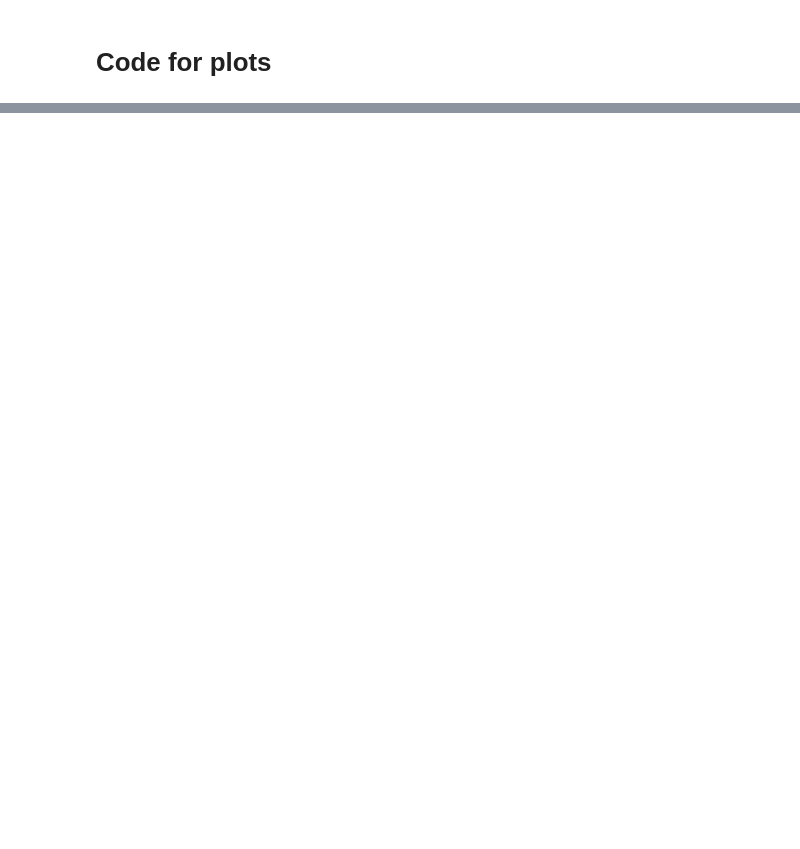
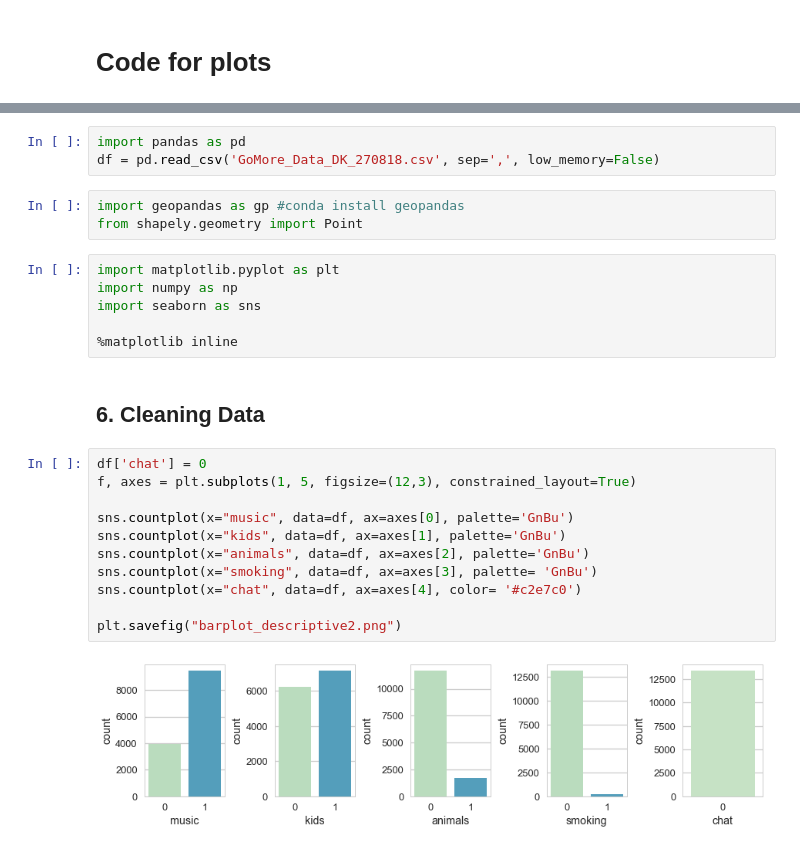
Before and after one commit to VictoriaHundevad/Social-Data-Science-Group-8, a Jupyter notebook: Plot code.ipynb, the cells around one changed output, grey strips where cells are left out. Drawn from its saved outputs; the diff is of its cells as text; blank space fills up the shorter version.

```diff
--- a/Plot code.ipynb
+++ b/Plot code.ipynb
@@ -136,0 +19,27 @@ fig.saveplot('geoplot_departures')
+# %%
+import pandas as pd
+df = pd.read_csv('GoMore_Data_DK_270818.csv', sep=',', low_memory=False)
+# %%
+import geopandas as gp #conda install geopandas
+from shapely.geometry import Point
+# %%
+import matplotlib.pyplot as plt
+import numpy as np
+import seaborn as sns
+
+%matplotlib inline
+# %% [markdown]
+## 6. Cleaning Data
+# %%
+df['chat'] = 0
+f, axes = plt.subplots(1, 5, figsize=(12,3), constrained_layout=True)
+
+sns.countplot(x="music", data=df, ax=axes[0], palette='GnBu')
+sns.countplot(x="kids", data=df, ax=axes[1], palette='GnBu')
+sns.countplot(x="animals", data=df, ax=axes[2], palette='GnBu')
+sns.countplot(x="smoking", data=df, ax=axes[3], palette= 'GnBu')
+sns.countplot(x="chat", data=df, ax=axes[4], color= '#c2e7c0')
+
+plt.savefig("barplot_descriptive2.png")
+# %% [output]
+[figure, added]
```
Also changed, not shown: parts of 51 cells of this notebook.
